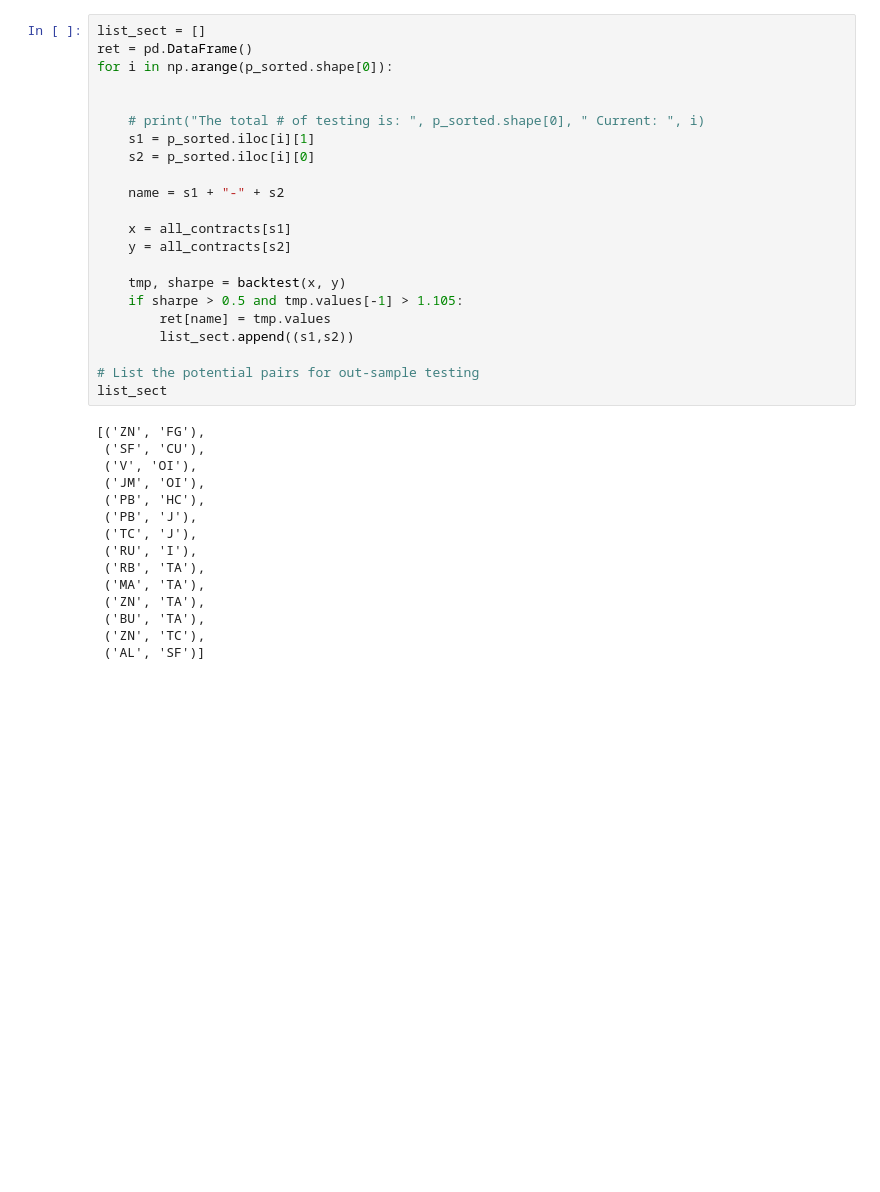
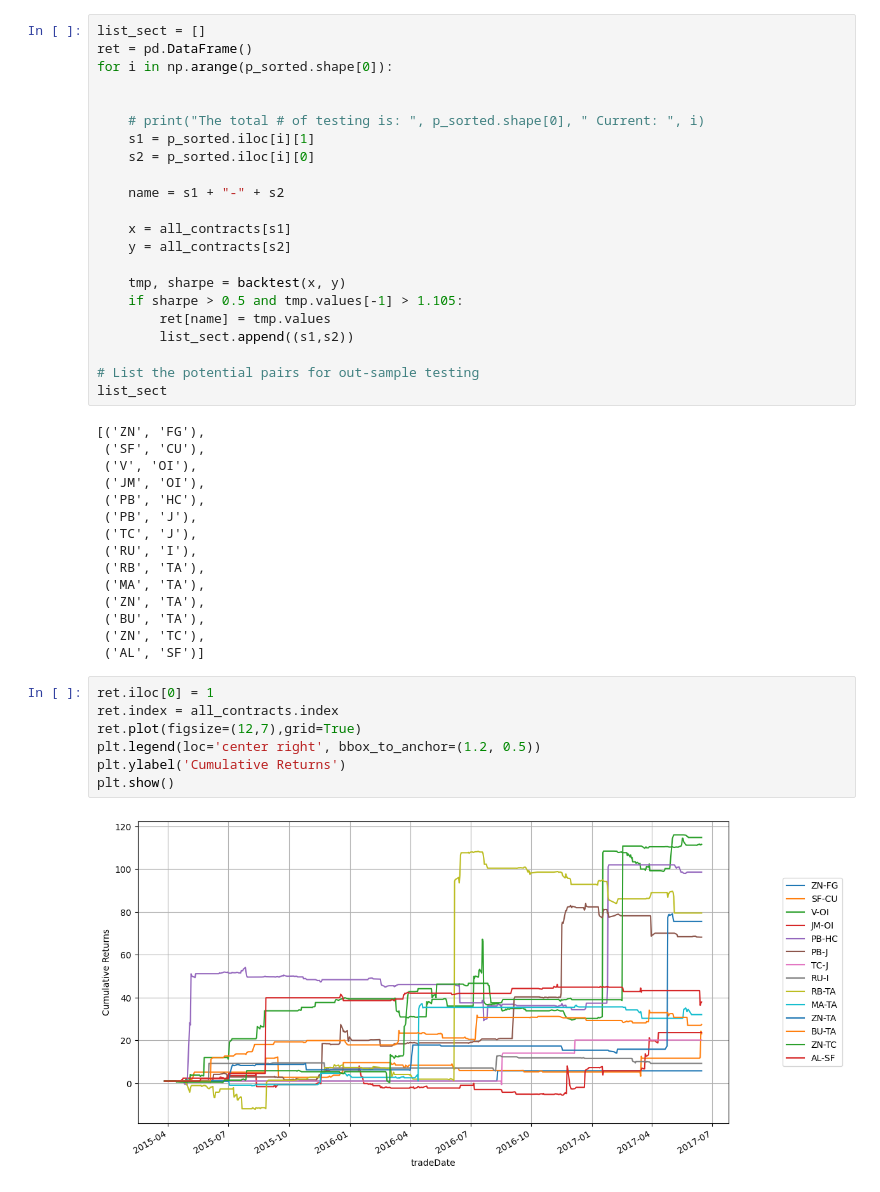
Before and after one commit to Amination-Gogia/Pairs-Trading-Dec-2024, a Jupyter notebook: Week-2/assignment_2.ipynb, the cells around one changed output. Drawn from its saved outputs; the diff is of its cells as text; blank space fills up the shorter version.

```diff
--- a/Week-2/assignment_2.ipynb
+++ b/Week-2/assignment_2.ipynb
@@ -251,3 +251,12 @@ list_sect
  ('BU', 'TA'),
  ('ZN', 'TC'),
  ('AL', 'SF')]
+# %%
+ret.iloc[0] = 1
+ret.index = all_contracts.index
+ret.plot(figsize=(12,7),grid=True)
+plt.legend(loc='center right', bbox_to_anchor=(1.2, 0.5))
+plt.ylabel('Cumulative Returns')
+plt.show()
+# %% [output]
+[figure, added]
```
Also changed, not shown: parts of 27 cells of this notebook.
